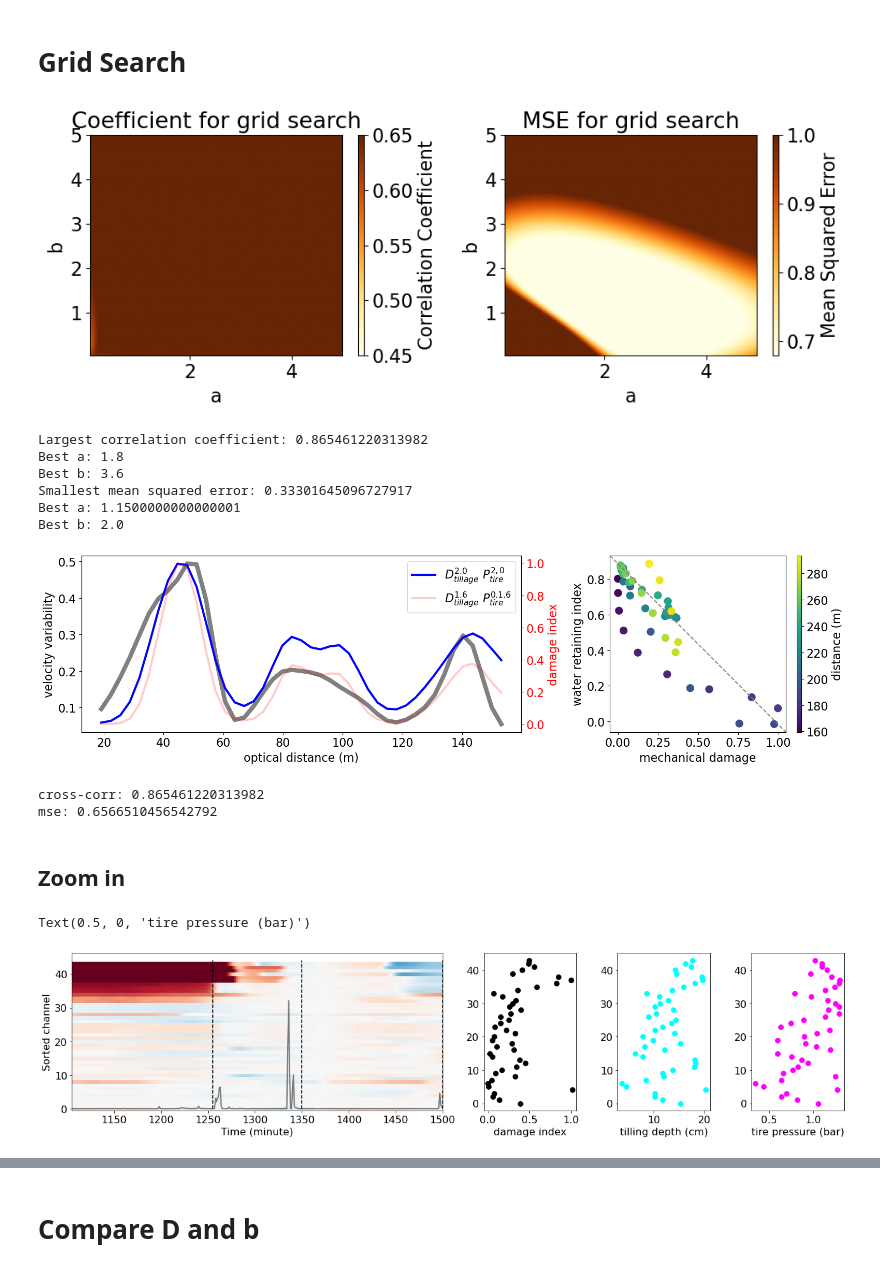
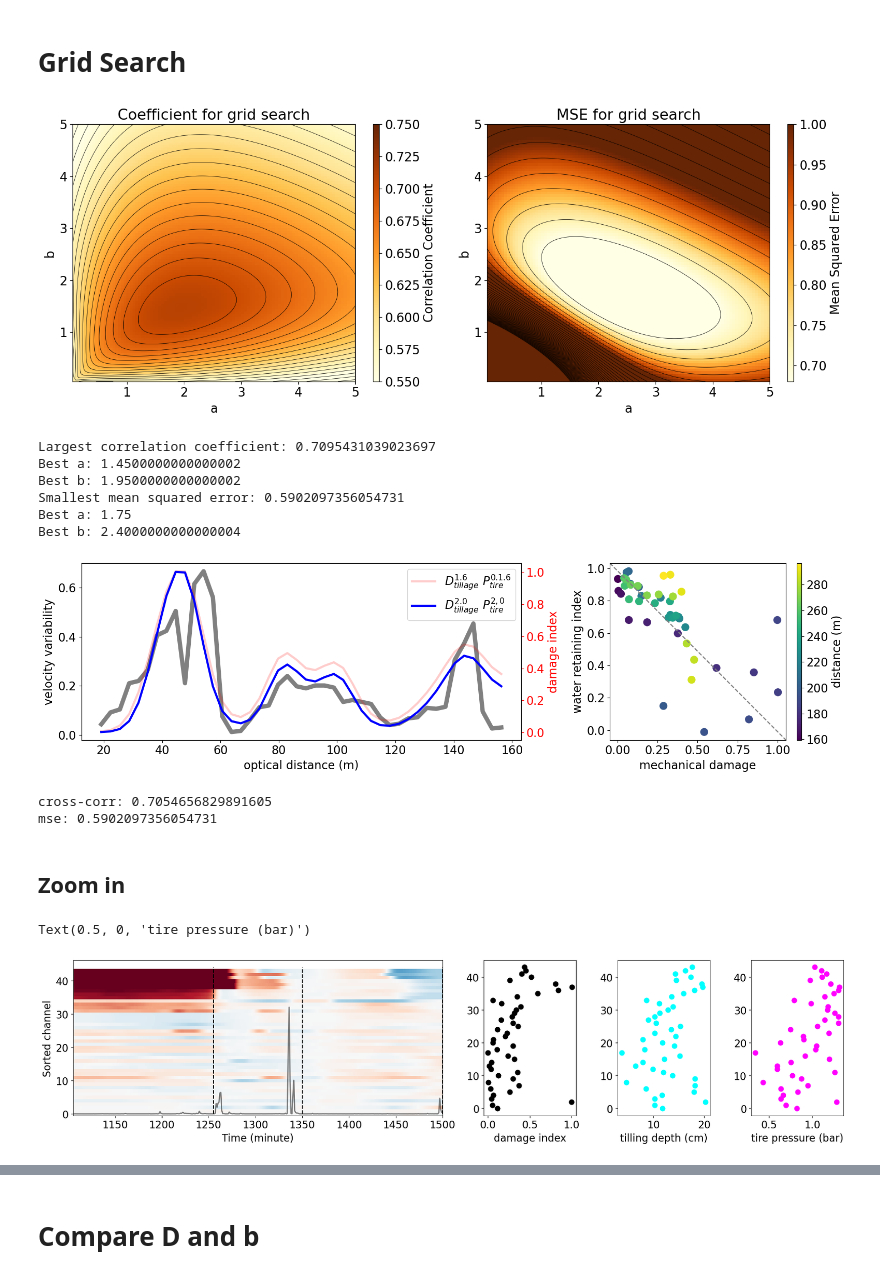
Before and after one commit to Denolle-Lab/FarmDAS, a Jupyter notebook: dvv_and_model/Fig3_spatial_damage.ipynb, the cells around one changed output, grey strips where cells are left out. Cells and saved outputs as stored; diff of their text form; code cells hidden in the pictures.

```diff
--- a/dvv_and_model/Fig3_spatial_damage.ipynb
+++ b/dvv_and_model/Fig3_spatial_damage.ipynb
@@ -82,10 +72,10 @@ tire = np.array([0,0,0,  7, 7, 12, 7, 12, 7, 7, 12, 7,    0,0,0,     12, 7, 7, 1
 randomness = np.array([-1,-1,-1, 1, 2, 2, 0, 2, 0, 2, 2, 0, -1,-1,-1, 2, 0, 2, 2, 0, 2, 2, 0, 2, -1,-1,-1, 2, 0, 2, 2, 2, 0, 0, 2, 2])
 
 #### Interpolate tillage and tire pressure
-f = interp1d(np.arange(36)*4-2.9, tillage, bounds_error=False, fill_value=1)
+f = interp1d(np.arange(36)*4-3, tillage, bounds_error=False, fill_value=1)
 intep_tillage = f(np.arange(50-6)*dchan)
 
-f = interp1d(np.arange(36)*4-2.9, tire, bounds_error=False, fill_value=1)
+f = interp1d(np.arange(36)*4-3, tire, bounds_error=False, fill_value=1)
 intep_tire = f(np.arange(50-6)*dchan)
 
 smooth_tillage = gaussian_filter1d(intep_tillage[:], sigma=2.5)
@@ -97,7 +85,0 @@ smooth_tire = gaussian_filter1d(intep_tire[:], sigma=2.5)
-# %%
-with h5py.File(os.path.join(data_dir, 'Results_intb.h5'), 'r') as f:
-    raw_intb = f['raw_intb'][:50]
-    demean_intb = f['demean_intb'][:50]
-    abs_intb = f['absintb'][:50]
-trim_inb = raw_intb[:, 221:300]
-variability = np.fabs(np.nanmean(trim_inb[:, :30], axis=1) - np.nanmean(trim_inb[:, -30:], axis=1))
@@ -106,7 +85,0 @@ variability = np.fabs(np.nanmean(trim_inb[:, :30], axis=1) - np.nanmean(trim_inb
-# %%
-with h5py.File(os.path.join(data_dir, 'Result_intb_15-60Hz_stretched.h5'), 'r') as f:
-    raw_intb = f['raw_intb'][:]
-    demean_intb = f['demean_intb'][:]
-    abs_intb = f['absintb'][:]
-trim_inb = raw_intb[:, 221:300]
-variability = np.fabs(np.nanmean(trim_inb[:, :30], axis=1) - np.nanmean(trim_inb[:, -30:], axis=1))
@@ -216,10 +182,9 @@ axs[4].legend()
 # tire_interpolated = pd.read_csv(spatial_data)['tire_pressure'].to_numpy()
 # dvv_variability = pd.read_csv(spatial_data)['dvv_varibility'].to_numpy()
 
-tillage_interpolated = smooth_tillage[:-1]
-tire_interpolated = smooth_tire[:-1]
-dvv_variability = dvv_range[6:]
-dvv_variability = gaussian_filter1d(variability_evap, sigma=1.5)[1:]
+tillage_interpolated = smooth_tillage
+tire_interpolated = smooth_tire
+dvv_variability = gaussian_filter1d(variability_evap, sigma=0.5)
 
 ### define a loop for gridsearch
 # Create a grid of a and b values
@@ -237,17 +202,20 @@ for i, a in enumerate(a_values):
 
 
 # Plot the correlation matrix and MSE matrix as subfigures
-fig, (ax1, ax2) = plt.subplots(1, 2, figsize=(10, 4), tight_layout=True)
+fig, (ax1, ax2) = plt.subplots(1, 2, figsize=(15, 6), tight_layout=True)
 
 # Correlation matrix
-cax1 = ax1.imshow(correlation_matrix, extent=[0.05, 5, 0.05, 5], origin='lower', aspect='auto', cmap='YlOrBr', vmin=0.45, vmax=0.65)
+# Correlation matrix with contours
+cax1 = ax1.imshow(correlation_matrix, extent=[0.05, 5, 0.05, 5], origin='lower', aspect='auto', cmap='YlOrBr', vmin=0.55, vmax=0.75)
+contour1 = ax1.contour(correlation_matrix, levels=np.arange(0.5,0.75,0.01), colors='black', extent=[0.05, 5, 0.05, 5], linewidths=0.5)
 fig.colorbar(cax1, ax=ax1, label='Correlation Coefficient', aspect=40)
 ax1.set_xlabel('a')
 ax1.set_ylabel('b')
 ax1.set_title('Coefficient for grid search')
 
-# MSE matrix
+# MSE matrix with contours
 cax2 = ax2.imshow(mse_matrix, extent=[0.05, 5, 0.05, 5], origin='lower', aspect='auto', cmap='YlOrBr', vmin=0.68, vmax=1)
+contour2 = ax2.contour(mse_matrix, levels=np.arange(0.68,3,0.05), colors='black', extent=[0.05, 5, 0.05, 5], linewidths=0.5)
 fig.colorbar(cax2, ax=ax2, label='Mean Squared Error', aspect=40)
 ax2.set_xlabel('a')
 ax2.set_ylabel('b')
@@ -280,45 +248,45 @@ fig, (ax1, ax2) = plt.subplots(1, 2, figsize=(16, 4.5), gridspec_kw={'width_rati
 # Plot scaled variability and mechanical damage
 ax1.plot((np.arange(len(dvv_variability))+6)*3.19, dvv_variability, label='variability', lw=6, color='gray')
 # ax1.plot((np.arange(45)+50)*3.19, gaussian_filter1d(dvv_variability, sigma=2), label='smoothed variability', lw=6, color='k', linestyle='--')
 ax1.set_xlabel("optical distance (m)", fontsize=16)
 ax1.set_ylabel("velocity variability", fontsize=16)
 twinx = ax1.twinx()
 
+correlation, mse, scaled_mechanical, scaled_variability = compute_misfit(best_a, best_b, tillage_interpolated, tire_interpolated, dvv_variability)
+twinx.plot((np.arange(len(dvv_variability))+6)*3.19, scaled_mechanical/4, label='$D_{tillage}^{1.6}~P_{tire}^{0.1.6}$', lw=3, color='red', alpha=0.2)
 correlation, mse, scaled_mechanical, scaled_variability = compute_misfit(best_a_mse, best_b_mse, tillage_interpolated, tire_interpolated, dvv_variability)
 twinx.plot((np.arange(len(dvv_variability))+6)*3.19, scaled_mechanical/4, label='$D_{tillage}^{2.0}~P_{tire}^{2,0}$', lw=3, color='blue')
-correlation, mse, scaled_mechanical, scaled_variability = compute_misfit(best_a, best_b, tillage_interpolated, tire_interpolated, dvv_variability)
-twinx.plot((np.arange(len(dvv_variability))+6)*3.19, scaled_mechanical/4, label='$D_{tillage}^{1.6}~P_{tire}^{0.1.6}$', lw=3, color='red', alpha=0.2)
 
 # twinx.plot((np.arange(45)+50)*3.19, tire_interpolated, label='$D_{tillage}^{1.6}~P_{tire}^{1.6}$', lw=3, color='k')
 # twinx.plot((np.arange(45)+50)*3.19, tillage_interpolated * tire_interpolated/10, lw=3, color='purple')
 twinx.set_ylabel("damage index", fontsize=16, color='red')
 twinx.tick_params(axis='y', colors='red')
 twinx.legend(loc='upper right')
 
 # Covariance plot
 damage_index = scaled_mechanical/4
 ax2.plot([0, 1], [1, 0], transform=ax2.transAxes, color='gray', linestyle='--')
 cax = ax2.scatter(damage_index, 1 - scaled_variability/4, s=100,  cmap='viridis', c=(np.arange(len(dvv_variability))+50)*3.19)
 ax2.set_ylabel("water retaining index", fontsize=16)
 ax2.set_xlabel("mechanical damage", fontsize=16)
 fig.colorbar(cax, ax=ax2, label='distance (m)', aspect=40)
 
 
 plt.show()
 
 print(f"cross-corr: {correlation}")
 print(f"mse: {mse}")
 # %% [output]
-[figure, old version]
+[figure, new version]
-Largest correlation coefficient: 0.865461220313982
-Best a: 1.8
-Best b: 3.6
-Smallest mean squared error: 0.33301645096727917
-Best a: 1.1500000000000001
-Best b: 2.0
+Largest correlation coefficient: 0.7095431039023697
+Best a: 1.4500000000000002
+Best b: 1.9500000000000002
+Smallest mean squared error: 0.5902097356054731
+Best a: 1.75
+Best b: 2.4000000000000004
-[figure, old version]
+[figure, new version]
-cross-corr: 0.865461220313982
-mse: 0.6566510456542792
+cross-corr: 0.7054656829891605
+mse: 0.5902097356054731
 # %%
 interp_paras = pd.DataFrame(data={'dvv_varibility': dvv_variability,
                                 'damage_index': damage_index})
@@ -354,7 +322,7 @@ ax4.scatter(tire_interpolated[variability_indices1-6]*1.5/10, np.arange(44), s=6
 ax4.set_xlabel('tire pressure (bar)')
 # %% [output]
 Text(0.5, 0, 'tire pressure (bar)')
-[figure, old version]
+[figure, new version]
 # %%
 fig, ax = plt.subplots(1,2, figsize=(25, 10))
 for i in range(50):
```
Also changed, not shown: parts of 7 cells of this notebook, 1 other file.
